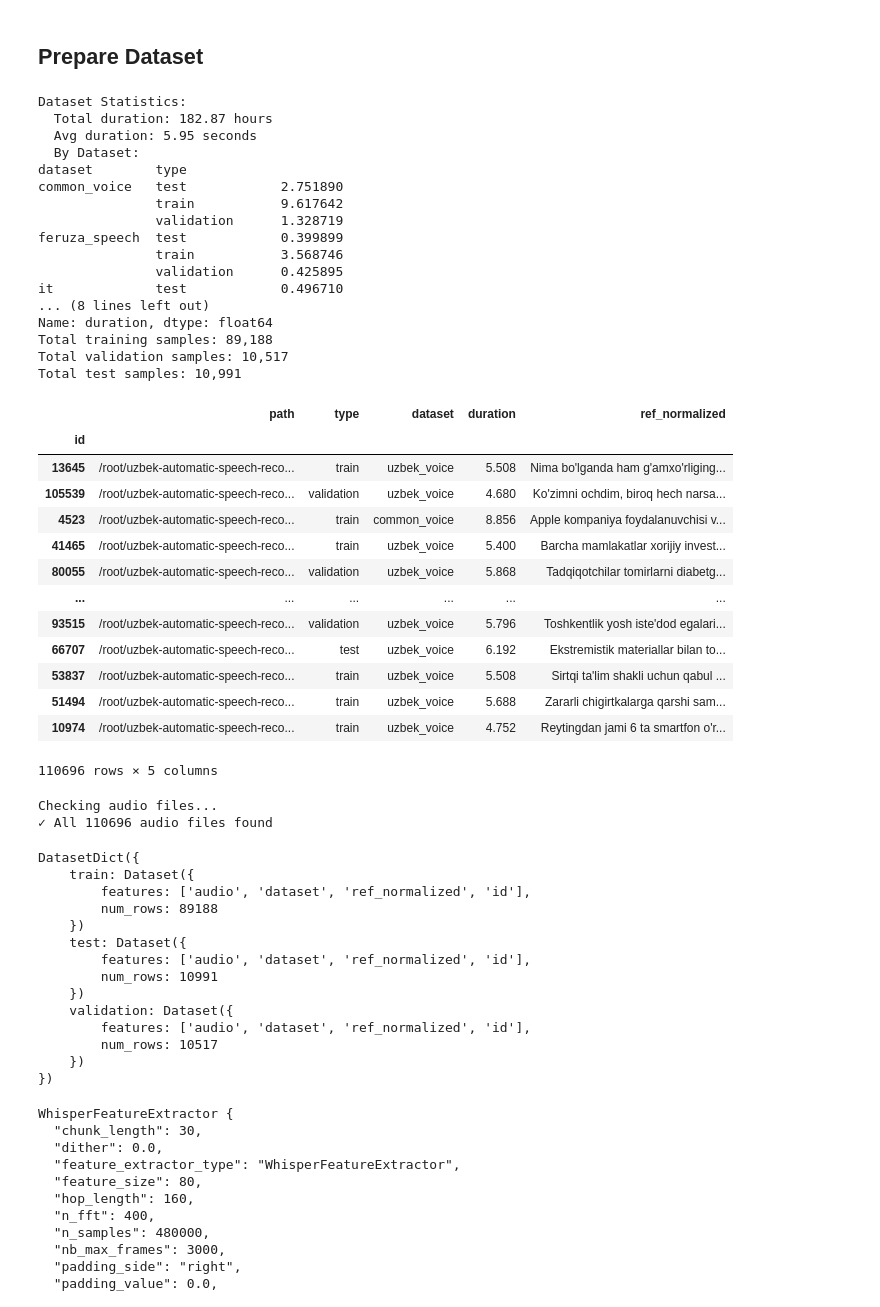
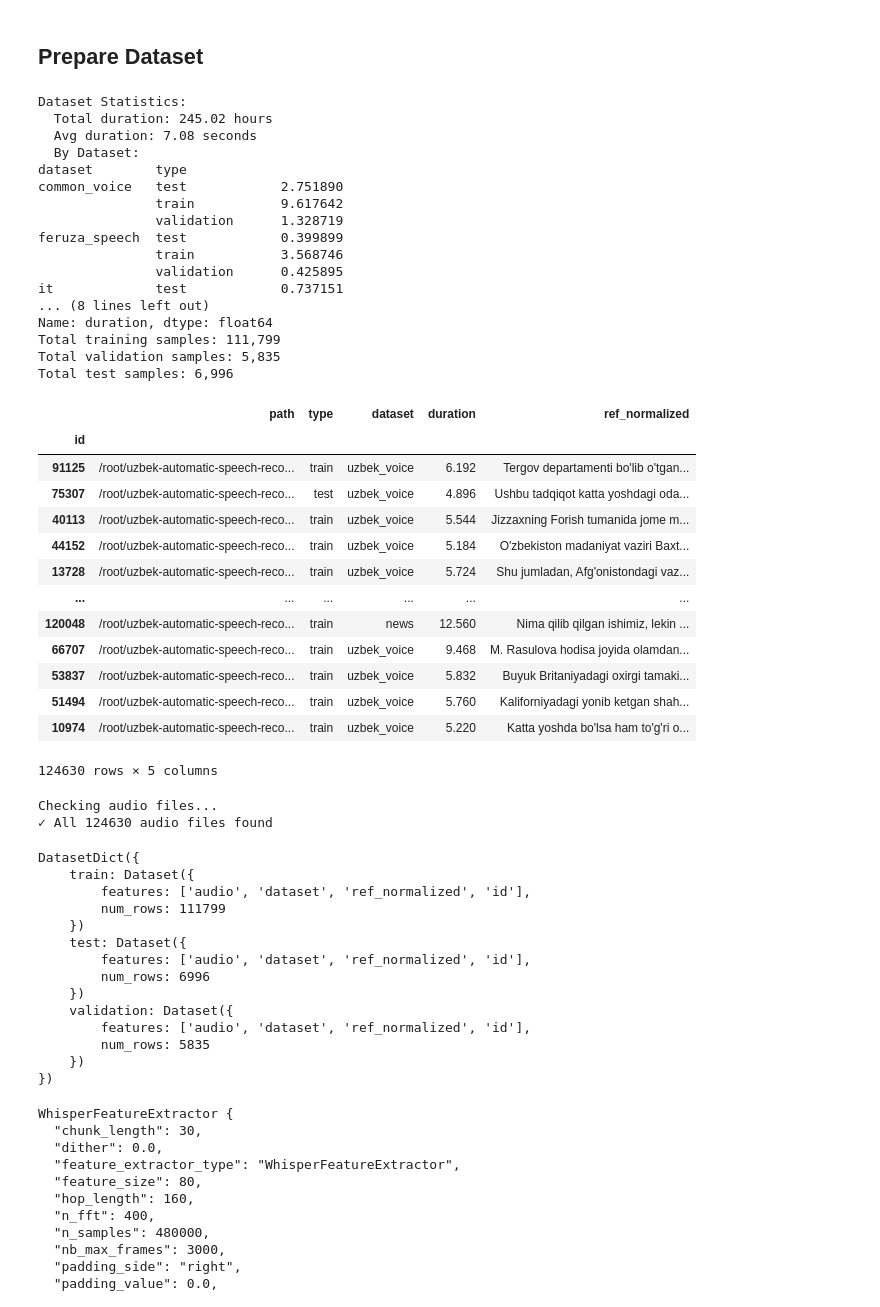
Before and after one commit to HaidarChaito/uzbek-automatic-speech-recognition, a Jupyter notebook: notebooks/whisper_small_fine_tuning_part1.ipynb, the cells around one changed output. Saved outputs shown, nothing was run; the diff lists cells and outputs as text; code cells hidden in the pictures.

```diff
--- a/notebooks/whisper_small_fine_tuning_part1.ipynb
+++ b/notebooks/whisper_small_fine_tuning_part1.ipynb
@@ -20,10 +20,10 @@ from transformers import (
 from datasets import Dataset, DatasetDict, Audio
 
 DATASET_DIR = "../datasets"
-DATASET_PATH = os.path.join(DATASET_DIR, "combined__case_sensitive.csv")
+DATASET_PATH = os.path.join(DATASET_DIR, "combined__case_sensitive_part1.csv")
 SEED = 137
 
-OUTPUT_DIR = "../outputs"
+OUTPUT_DIR = "../outputs/part1"
 PROCESSED_DATASET_DIR = os.path.abspath(os.path.join(OUTPUT_DIR, "processed_uzbek_asr_dataset"))
 LOGS_DIR = os.path.abspath(os.path.join(OUTPUT_DIR, "logs"))
 MODEL_CHECKPOINTS_PATH = os.path.abspath(os.path.join(OUTPUT_DIR, "whisper-uzbek-small"))
@@ -73,8 +73,6 @@ Percentage:                20.4%
 ## Prepare Dataset
 # %%
 df = pd.read_csv(DATASET_PATH, index_col="id", low_memory=False)
-
-df["type"] = df["type"].replace("dev", "validation")
 
 # Just for testing the pipeline, get the smaller subset
 # Extract Common Voice ~ 9.5 hours of training data
@@ -92,60 +90,65 @@ df["path"] = df.apply(
     axis=1
 )
 
-# Remove unnecessary columns
+# Remove unnecessary columns, other than these
 cols = ["path", "type", "dataset", "duration", "ref_normalized"]
 df = df[cols]
+
+# Make sure ref_normalized is never NaN
+# There was an exception thrown while processing dataset
+none_mask = df["ref_normalized"].isna() | df["ref_normalized"].isnull()
+df.loc[none_mask, "ref_normalized"] = ""
 
 print("Dataset Statistics:")
 print(f"  Total duration: {df['duration'].sum() / 3600:.2f} hours")
 print(f"  Avg duration: {df['duration'].mean():.2f} seconds")
 print(f"  By Dataset:")
 print((df.groupby(["dataset", "type"])["duration"].sum() / 3600))
 print(f"Total training samples: {len(df[df["type"] == "train"]):,}")
 print(f"Total validation samples: {len(df[df["type"] == "validation"]):,}")
 print(f"Total test samples: {len(df[df["type"] == "test"]):,}")
 
-df.to_csv(os.path.join(DATASET_DIR, "combined_dataset.csv"), index_label="id")
+df.to_csv(os.path.join(DATASET_DIR, "combined_dataset_part1.csv"), index_label="id")
 df
 # %% [output]
 Dataset Statistics:
-  Total duration: 182.87 hours
-  Avg duration: 5.95 seconds
+  Total duration: 245.02 hours
+  Avg duration: 7.08 seconds
   By Dataset:
 dataset        type
 common_voice   test            2.751890
                train           9.617642
                validation      1.328719
 feruza_speech  test            0.399899
                train           3.568746
                validation      0.425895
-it             test            0.496710
+it             test            0.737151
 ... (8 lines left out)
 Name: duration, dtype: float64
-Total training samples: 89,188
-Total validation samples: 10,517
-Total test samples: 10,991
+Total training samples: 111,799
+Total validation samples: 5,835
+Total test samples: 6,996
 |  | path | type | dataset | duration | ref_normalized |
 | id |  |  |  |  |  |
-| 13645 | /root/uzbek-automatic-speech-reco... | train | uzbek_voice | 5.508 | Nima bo'lganda ham g'amxo'rliging... |
-| 105539 | /root/uzbek-automatic-speech-reco... | validation | uzbek_voice | 4.680 | Ko'zimni ochdim, biroq hech narsa... |
-| 4523 | /root/uzbek-automatic-speech-reco... | train | common_voice | 8.856 | Apple kompaniya foydalanuvchisi v... |
-| 41465 | /root/uzbek-automatic-speech-reco... | train | uzbek_voice | 5.400 | Barcha mamlakatlar xorijiy invest... |
-| 80055 | /root/uzbek-automatic-speech-reco... | validation | uzbek_voice | 5.868 | Tadqiqotchilar tomirlarni diabetg... |
+| 91125 | /root/uzbek-automatic-speech-reco... | train | uzbek_voice | 6.192 | Tergov departamenti bo'lib o'tgan... |
+| 75307 | /root/uzbek-automatic-speech-reco... | test | uzbek_voice | 4.896 | Ushbu tadqiqot katta yoshdagi oda... |
+| 40113 | /root/uzbek-automatic-speech-reco... | train | uzbek_voice | 5.544 | Jizzaxning Forish tumanida jome m... |
+| 44152 | /root/uzbek-automatic-speech-reco... | train | uzbek_voice | 5.184 | O'zbekiston madaniyat vaziri Baxt... |
+| 13728 | /root/uzbek-automatic-speech-reco... | train | uzbek_voice | 5.724 | Shu jumladan, Afg'onistondagi vaz... |
 | ... | ... | ... | ... | ... | ... |
-| 93515 | /root/uzbek-automatic-speech-reco... | validation | uzbek_voice | 5.796 | Toshkentlik yosh iste'dod egalari... |
-| 66707 | /root/uzbek-automatic-speech-reco... | test | uzbek_voice | 6.192 | Ekstremistik materiallar bilan to... |
-| 53837 | /root/uzbek-automatic-speech-reco... | train | uzbek_voice | 5.508 | Sirtqi ta'lim shakli uchun qabul ... |
-| 51494 | /root/uzbek-automatic-speech-reco... | train | uzbek_voice | 5.688 | Zararli chigirtkalarga qarshi sam... |
-| 10974 | /root/uzbek-automatic-speech-reco... | train | uzbek_voice | 4.752 | Reytingdan jami 6 ta smartfon o'r... |
+| 120048 | /root/uzbek-automatic-speech-reco... | train | news | 12.560 | Nima qilib qilgan ishimiz, lekin ... |
+| 66707 | /root/uzbek-automatic-speech-reco... | train | uzbek_voice | 9.468 | M. Rasulova hodisa joyida olamdan... |
+| 53837 | /root/uzbek-automatic-speech-reco... | train | uzbek_voice | 5.832 | Buyuk Britaniyadagi oxirgi tamaki... |
+| 51494 | /root/uzbek-automatic-speech-reco... | train | uzbek_voice | 5.760 | Kaliforniyadagi yonib ketgan shah... |
+| 10974 | /root/uzbek-automatic-speech-reco... | train | uzbek_voice | 5.220 | Katta yoshda bo'lsa ham to'g'ri o... |
-110696 rows × 5 columns
+124630 rows × 5 columns
 # %%
 # Verify all audio files exist
 print("Checking audio files...")
 missing_files = []
-for idx, path in df["path"].items():
+for path in df["path"]:
     if not os.path.exists(path):
-        missing_files.append((idx, path))
+        missing_files.append(path)
 
 if missing_files:
     print(f"⚠ WARNING: {len(missing_files)} audio files not found!")
@@ -153,7 +156,7 @@ else:
     print(f"✓ All {len(df)} audio files found")
 # %% [output]
 Checking audio files...
-✓ All 110696 audio files found
+✓ All 124630 audio files found
 # %%
 # Convert to Hugging Face Dataset
 ds_dict = DatasetDict({
@@ -174,15 +177,15 @@ ds_dict
 DatasetDict({
     train: Dataset({
         features: ['audio', 'dataset', 'ref_normalized', 'id'],
-        num_rows: 89188
+        num_rows: 111799
     })
     test: Dataset({
         features: ['audio', 'dataset', 'ref_normalized', 'id'],
-        num_rows: 10991
+        num_rows: 6996
     })
     validation: Dataset({
         features: ['audio', 'dataset', 'ref_normalized', 'id'],
-        num_rows: 10517
+        num_rows: 5835
     })
 })
 # %%
```
Also changed, not shown: parts of 8 cells of this notebook, 1 other file.
